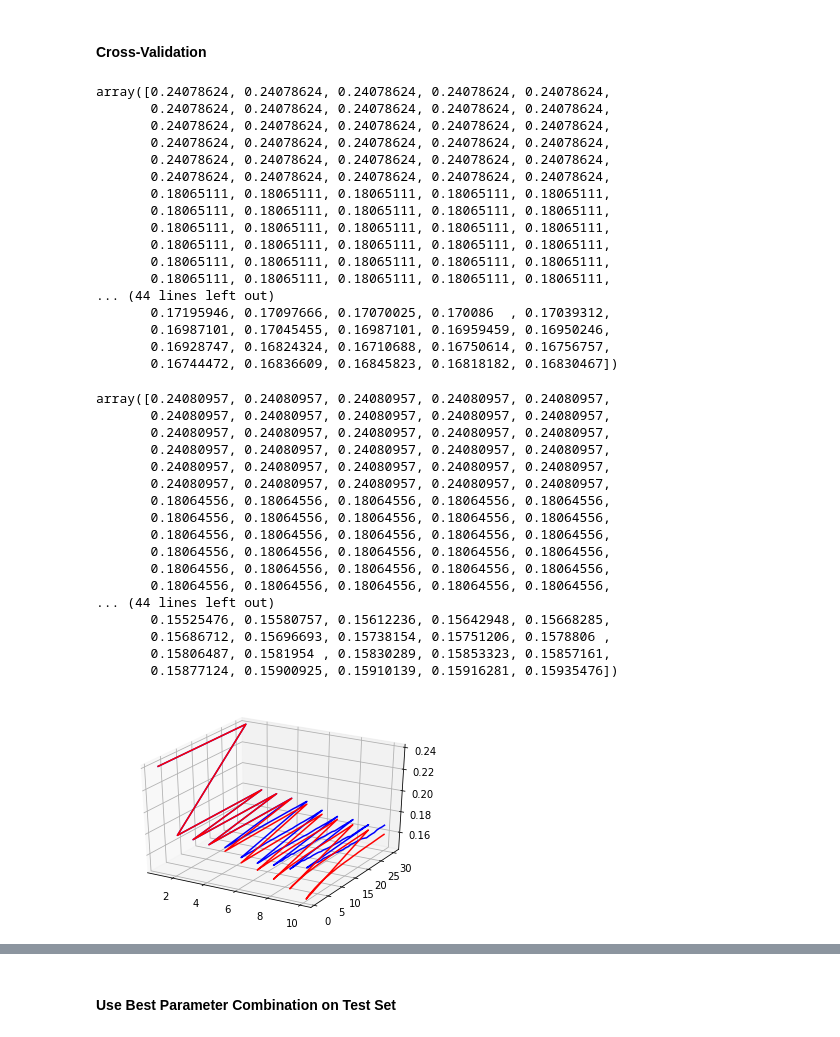
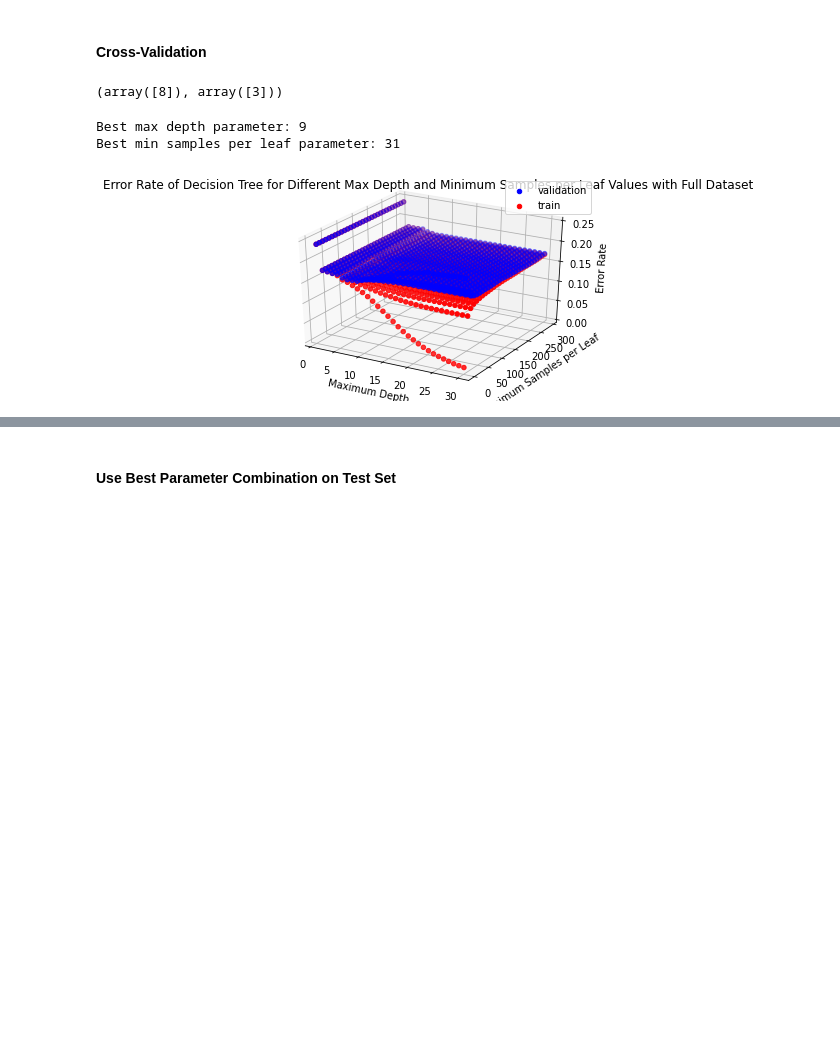
Before and after one commit to chrismartel/COMP551, a Jupyter notebook: projects/p1/adult_salary.ipynb, the cells around one changed output, grey strips where cells are left out. Saved outputs shown, nothing was run; the diff lists cells and outputs as text; code cells hidden in the pictures; blank space fills up the shorter version.

```diff
--- a/projects/p1/adult_salary.ipynb
+++ b/projects/p1/adult_salary.ipynb
@@ -509,59 +516,43 @@ min_samples = list(1,2,3,4)
 # %%
 # Temporary lits to compute quickly
-max_depth_list = list(range(1,11)) #1-30
-min_samples_per_leaf_list = list(range(1,31)) #1-100
+max_depth_list = list(range(1,31)) #1-30
+min_samples_per_leaf_list = list(range(1,301,10)) #1-100
+
 err_val_matrix, err_train_matrix = my_validation.dt_cross_validation(x_train, y_train,max_depth_list=max_depth_list, min_samples_per_leaf_list=min_samples_per_leaf_list, L=L, validation_metric_fn=my_validation.error_rate)
-err_val_means = np.mean(err_val_matrix, axis = -1).flatten()
-err_train_means = np.mean(err_train_matrix, axis = -1).flatten()
-display(err_val_means)
-display(err_train_means)
+err_val_means = np.mean(err_val_matrix, axis = -1)
+err_train_means = np.mean(err_train_matrix, axis = -1)
+
+err_val_min_params = np.where(err_val_means == np.amin(err_val_means))
+display(err_val_min_params)
 fig, ax = plt.subplots(subplot_kw={'projection': '3d'})
 xdata = list()
 for md in max_depth_list:
   for i in range(len(min_samples_per_leaf_list)):
     xdata.append(md)
 
 ydata = len(max_depth_list) * min_samples_per_leaf_list
 
-zdata_val, zdata_train = err_val_means, err_train_means
+zdata_val, zdata_train = err_val_means.flatten(), err_train_means.flatten()
 
-ax.plot(xdata, ydata, err_val_means, label='validation', color='blue')
+# The best parameter is the one providing the smallest error rate
+best_max_depth_combine = max_depth_list[err_val_min_params[0][0]]
+print("Best max depth parameter: {k}".format(k=best_max_depth_combine))
+best_min_samples_combine = min_samples_per_leaf_list[err_val_min_params[1][0]]
+print("Best min samples per leaf parameter: {k}".format(k=best_min_samples_combine))
 
-ax.plot(xdata,ydata, err_train_means, label='train', color='red')
+# Visualization
+ax.scatter3D(xdata, ydata, err_val_means, label='validation', color='blue')
+
+ax.scatter3D(xdata,ydata, err_train_means, label='train', color='red')
+
+ax.set_title('Error Rate of Decision Tree for Different Max Depth and Minimum Samples per Leaf Values with Full Dataset')
+ax.legend()
+ax.set_xlabel('Maximum Depth')
+ax.set_ylabel('Minimum Samples per Leaf')
+ax.set_zlabel('Error Rate')
 plt.show()
 # %% [output]
-array([0.24078624, 0.24078624, 0.24078624, 0.24078624, 0.24078624,
-       0.24078624, 0.24078624, 0.24078624, 0.24078624, 0.24078624,
-       0.24078624, 0.24078624, 0.24078624, 0.24078624, 0.24078624,
-       0.24078624, 0.24078624, 0.24078624, 0.24078624, 0.24078624,
-       0.24078624, 0.24078624, 0.24078624, 0.24078624, 0.24078624,
-       0.24078624, 0.24078624, 0.24078624, 0.24078624, 0.24078624,
-       0.18065111, 0.18065111, 0.18065111, 0.18065111, 0.18065111,
-       0.18065111, 0.18065111, 0.18065111, 0.18065111, 0.18065111,
-       0.18065111, 0.18065111, 0.18065111, 0.18065111, 0.18065111,
-       0.18065111, 0.18065111, 0.18065111, 0.18065111, 0.18065111,
-       0.18065111, 0.18065111, 0.18065111, 0.18065111, 0.18065111,
-       0.18065111, 0.18065111, 0.18065111, 0.18065111, 0.18065111,
-... (44 lines left out)
-       0.17195946, 0.17097666, 0.17070025, 0.170086  , 0.17039312,
-       0.16987101, 0.17045455, 0.16987101, 0.16959459, 0.16950246,
-       0.16928747, 0.16824324, 0.16710688, 0.16750614, 0.16756757,
-       0.16744472, 0.16836609, 0.16845823, 0.16818182, 0.16830467])
+(array([8]), array([3]))
-array([0.24080957, 0.24080957, 0.24080957, 0.24080957, 0.24080957,
-       0.24080957, 0.24080957, 0.24080957, 0.24080957, 0.24080957,
-       0.24080957, 0.24080957, 0.24080957, 0.24080957, 0.24080957,
-       0.24080957, 0.24080957, 0.24080957, 0.24080957, 0.24080957,
-       0.24080957, 0.24080957, 0.24080957, 0.24080957, 0.24080957,
-       0.24080957, 0.24080957, 0.24080957, 0.24080957, 0.24080957,
-       0.18064556, 0.18064556, 0.18064556, 0.18064556, 0.18064556,
-       0.18064556, 0.18064556, 0.18064556, 0.18064556, 0.18064556,
-       0.18064556, 0.18064556, 0.18064556, 0.18064556, 0.18064556,
-       0.18064556, 0.18064556, 0.18064556, 0.18064556, 0.18064556,
-       0.18064556, 0.18064556, 0.18064556, 0.18064556, 0.18064556,
-       0.18064556, 0.18064556, 0.18064556, 0.18064556, 0.18064556,
-... (44 lines left out)
-       0.15525476, 0.15580757, 0.15612236, 0.15642948, 0.15668285,
-       0.15686712, 0.15696693, 0.15738154, 0.15751206, 0.1578806 ,
-       0.15806487, 0.1581954 , 0.15830289, 0.15853323, 0.15857161,
-       0.15877124, 0.15900925, 0.15910139, 0.15916281, 0.15935476])
+Best max depth parameter: 9
+Best min samples per leaf parameter: 31
-[figure, old version]
+[figure, new version]
```
Also changed, not shown: parts of 5 cells of this notebook.
